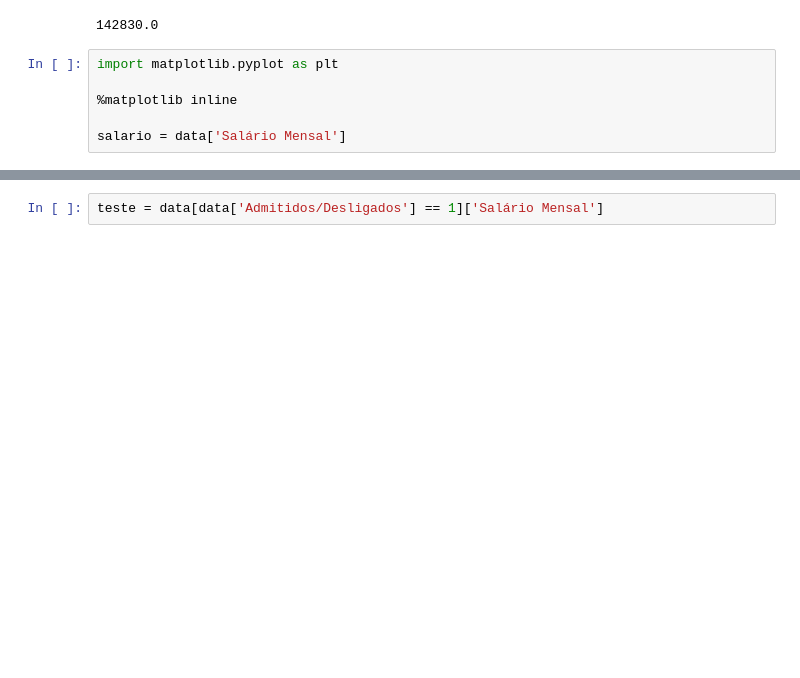
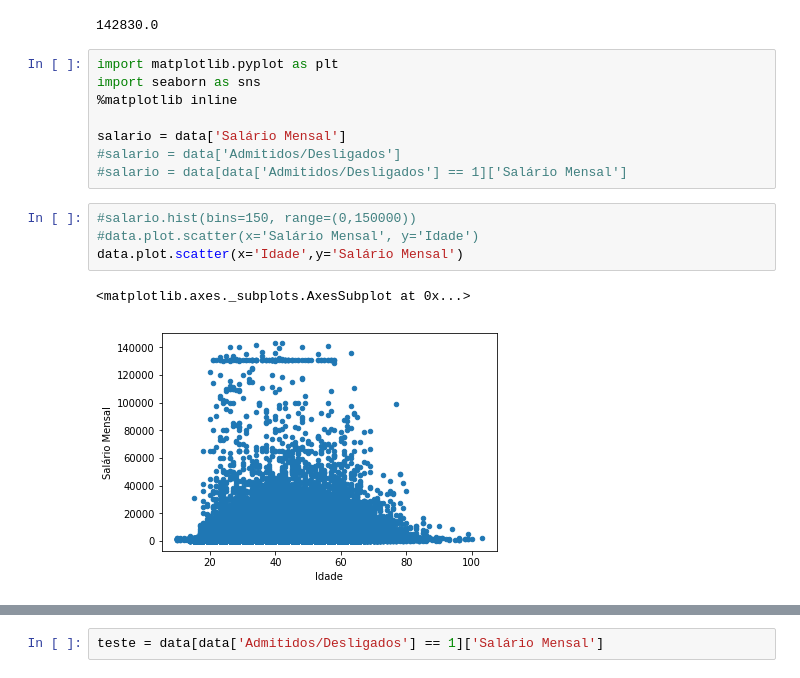
Before and after one commit to thiagodegan/Desafio01, a Jupyter notebook: Desafio.ipynb, the cells around one changed output, grey strips where cells are left out. Drawn from its saved outputs; the diff is of its cells as text; blank space fills up the shorter version.

```diff
--- a/Desafio.ipynb
+++ b/Desafio.ipynb
@@ -127,8 +127,17 @@ data['Salário Mensal'].max()
 142830.0
 # %%
 import matplotlib.pyplot as plt
-
+import seaborn as sns
 %matplotlib inline
 
 salario = data['Salário Mensal']
+#salario = data['Admitidos/Desligados']
+#salario = data[data['Admitidos/Desligados'] == 1]['Salário Mensal']
+# %%
+#salario.hist(bins=150, range=(0,150000))
+#data.plot.scatter(x='Salário Mensal', y='Idade')
+data.plot.scatter(x='Idade',y='Salário Mensal')
+# %% [output]
+<matplotlib.axes._subplots.AxesSubplot at 0x...>
+[figure, added]
 # %%
```
Also changed, not shown: parts of 9 cells of this notebook.
